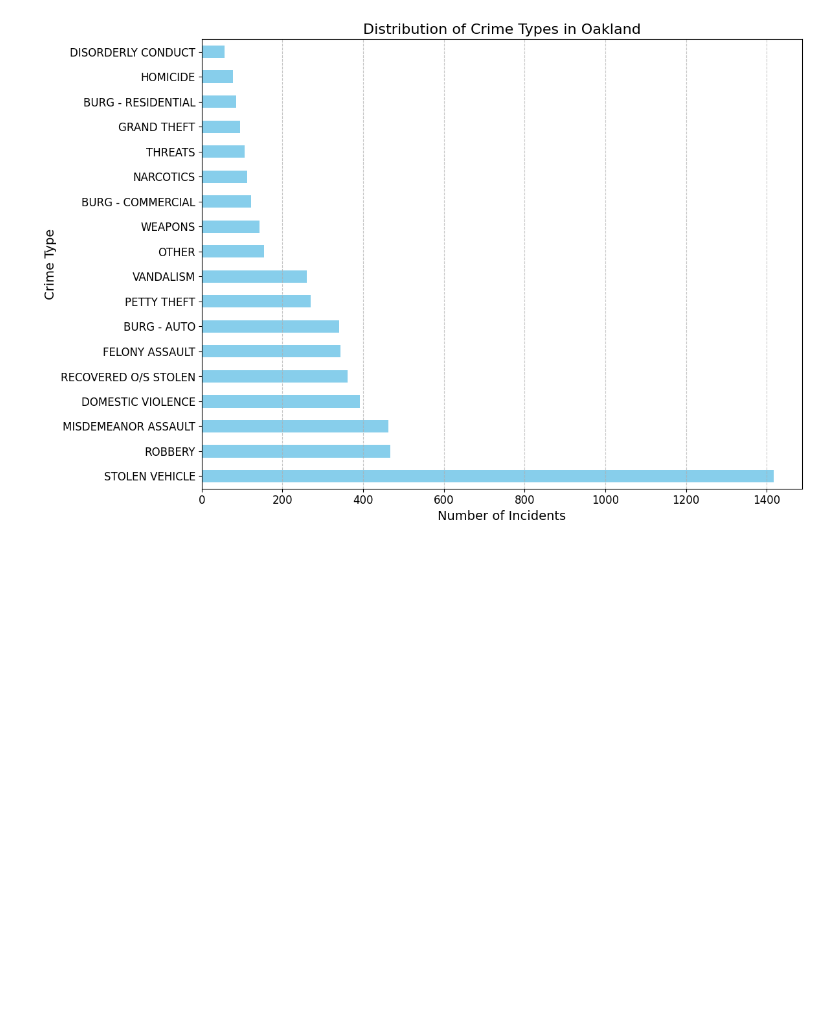
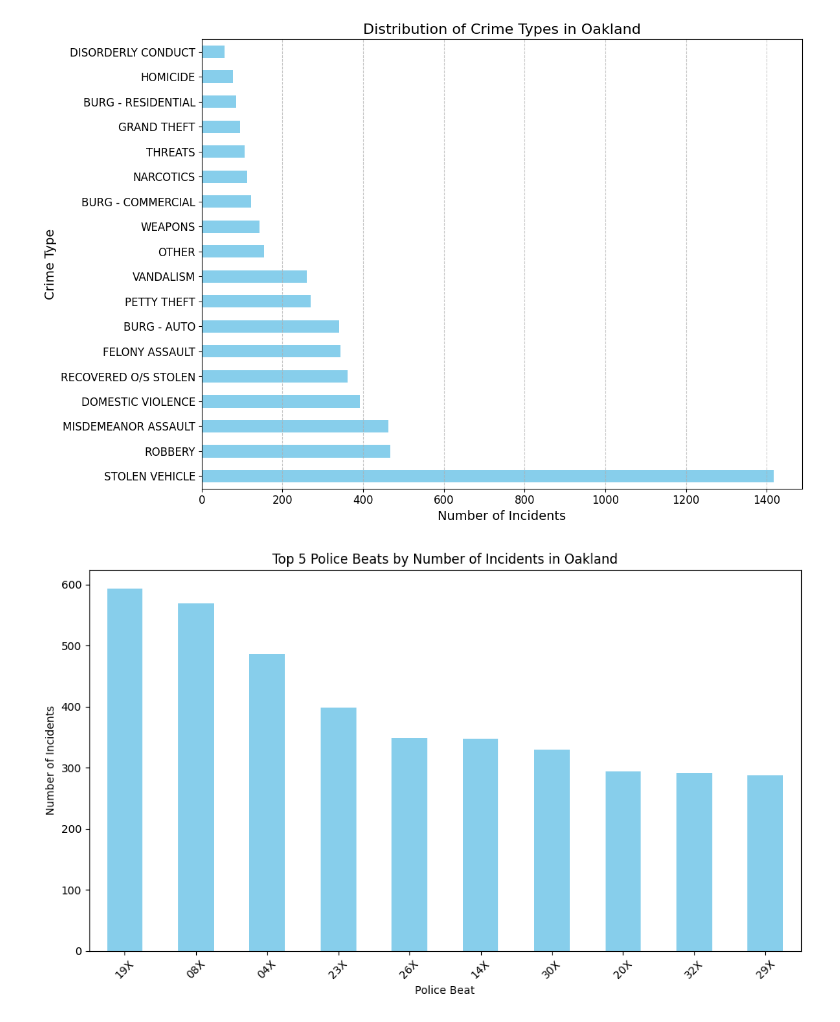
Before and after one commit to YourFavoritePoser/HackTheHood, a Jupyter notebook: projects/async-grey-robert-final-project/notebooks/final_project.ipynb, the cells around one changed output. Cells and saved outputs as stored; diff of their text form; code cells hidden in the pictures; blank space fills up the shorter version.

```diff
--- a/projects/async-grey-robert-final-project/notebooks/final_project.ipynb
+++ b/projects/async-grey-robert-final-project/notebooks/final_project.ipynb
@@ -24,3 +24,19 @@ plt.tight_layout()
 plt.show()
 # %% [output]
 [figure]
+# %%
+import matplotlib.pyplot as plt
+
+crime_by_beat = df_cleaned['POLICEBEAT'].value_counts()
+top_5_beats = df_cleaned['POLICEBEAT'].value_counts().head(10)
+
+plt.figure(figsize=(10, 6))
+top_5_beats.plot(kind='bar', color='skyblue')
+plt.title('Top 10 Police Beats by Number of Incidents in Oakland')
+plt.xlabel('Police Beat')
+plt.ylabel('Number of Incidents')
+plt.xticks(rotation=45)
+plt.tight_layout()
+plt.show()
+# %% [output]
+[figure, added]
```
Also changed, not shown: 2 other files.
